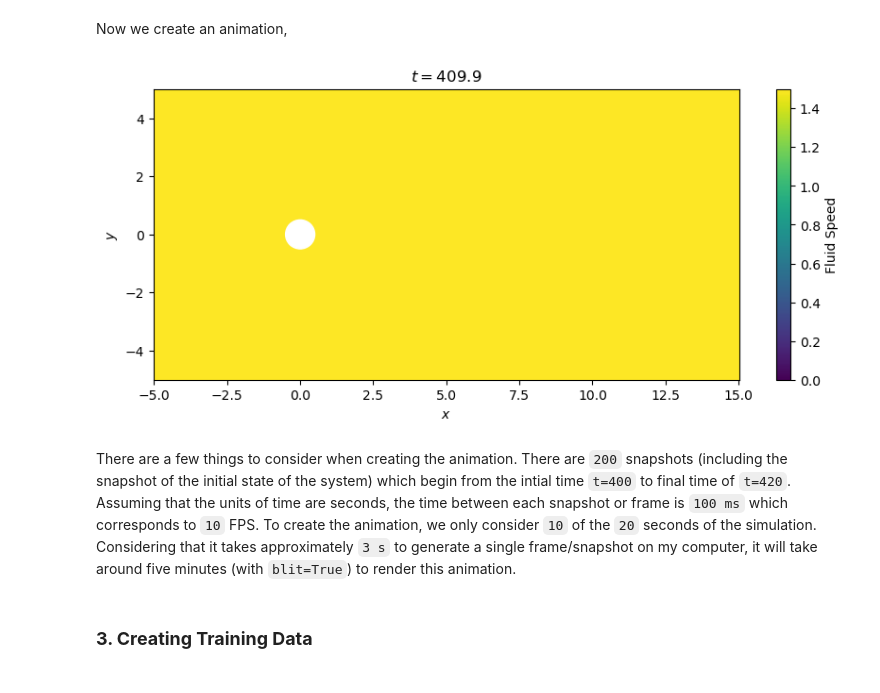
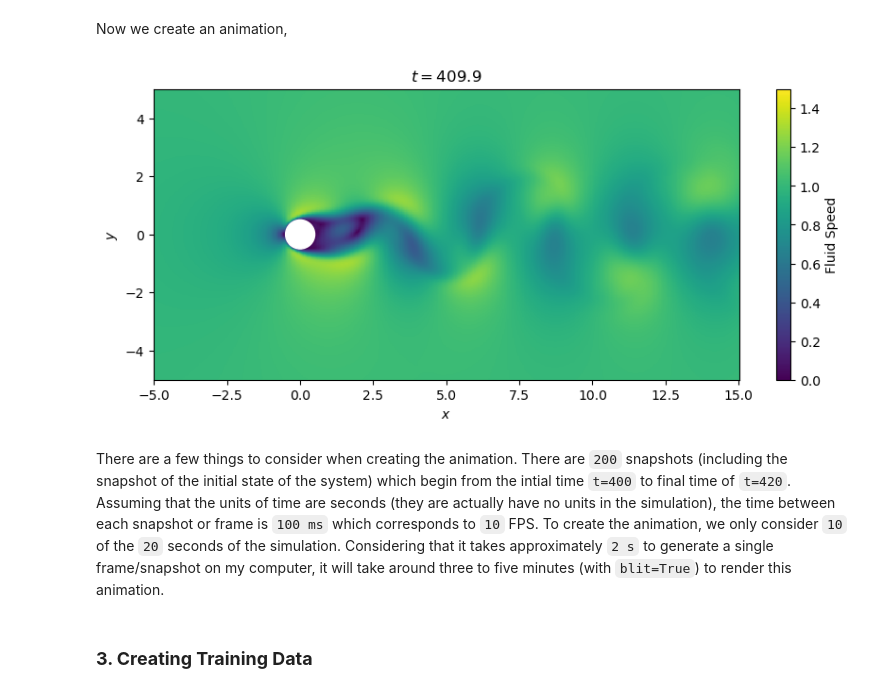
Before and after one commit to prithvi-ramrucha/pinn-cylinder-flow, a Jupyter notebook: simulation.ipynb, the cells around one changed output. Saved outputs shown, nothing was run; the diff lists cells and outputs as text; code cells hidden in the pictures.

```diff
--- a/simulation.ipynb
+++ b/simulation.ipynb
@@ -90,35 +90,35 @@ Now we create an animation,
 # %%
 def update_frame(frame):
     global mesh, title
-    speed_grid, t_snap, _, _ = compute_speed_grid(u_pred, v_pred, p_pred, x, y, t, time_idx=frame)
+    speed_grid, t_snap, _, _ = compute_speed_grid(u, v, p, x, y, t, time_idx=frame)
     mesh.set_array(speed_grid.ravel())
     title.set_text(f"$t = {t_snap}$")
     return mesh, title
 
 # Creating figure,
 cylinder = plt.Circle(xy=(0, 0), radius=0.5, color="white")
 fig, ax = plt.subplots(figsize=(10, 4))
 speed_grid_init, t_0, X_grid, Y_grid = compute_speed_grid(u, v, p, x, y, t, time_idx=0)
 mesh = ax.pcolormesh(X_grid, Y_grid, speed_grid_init, shading="auto", cmap="viridis", vmin=0, vmax=1.5)
 fig.colorbar(mesh, label="Fluid Speed")
 ax.add_patch(cylinder)
 ax.set_xlabel("$x$")
 ax.set_ylabel("$y$")
 title = ax.set_title(f"$t = {t_0}$")
 
 # Constucting animation,
 ani = FuncAnimation(fig=fig,
                     func=update_frame,
                     frames=100,
                     interval=100,
                     blit=True)
 
 # Saving animation,
-ani.save("fluid_flow.mp4", writer="ffmpeg", fps=10)
+ani.save("fluid_flow_ground_truth.mp4", writer="ffmpeg", fps=10)
 # %% [output]
-[figure, old version]
+[figure, new version]
 # %% [markdown]
-There are a few things to consider when creating the animation. There are `200` snapshots (including the snapshot of the initial state of the system) which begin from the intial time `t=400` to final time of `t=420`. Assuming that the units of time are seconds, the time between each snapshot or frame is `100 ms` which corresponds to `10` FPS. To create the animation, we only consider `10` of the `20` seconds of the simulation. Considering that it takes approximately `3 s` to generate a single frame/snapshot on my computer, it will take around five minutes (with `blit=True`) to render this animation.
+There are a few things to consider when creating the animation. There are `200` snapshots (including the snapshot of the initial state of the system) which begin from the intial time `t=400` to final time of `t=420`. Assuming that the units of time are seconds (they are actually have no units in the simulation), the time between each snapshot or frame is `100 ms` which corresponds to `10` FPS. To create the animation, we only consider `10` of the `20` seconds of the simulation. Considering that it takes approximately `2 s` to generate a single frame/snapshot on my computer, it will take around three to five minutes (with `blit=True`) to render this animation.
 # %% [markdown]
 ### **3. Creating Training Data**
 # %% [markdown]
```
Also changed, not shown: parts of 1 cell of this notebook, 2 other files.
